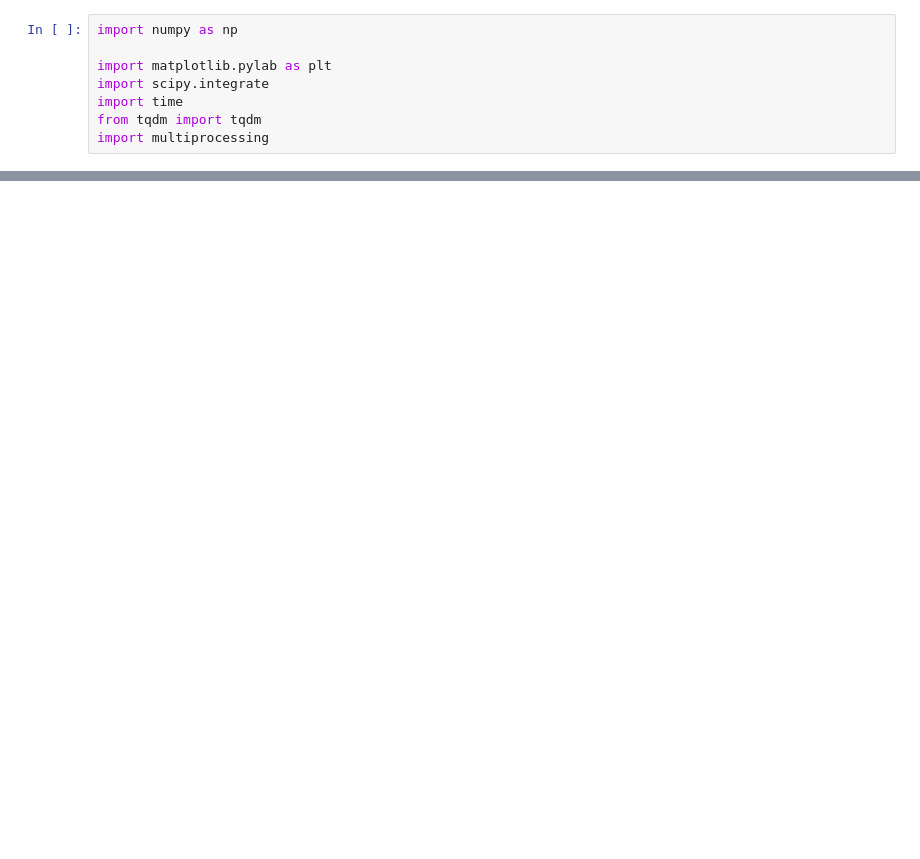
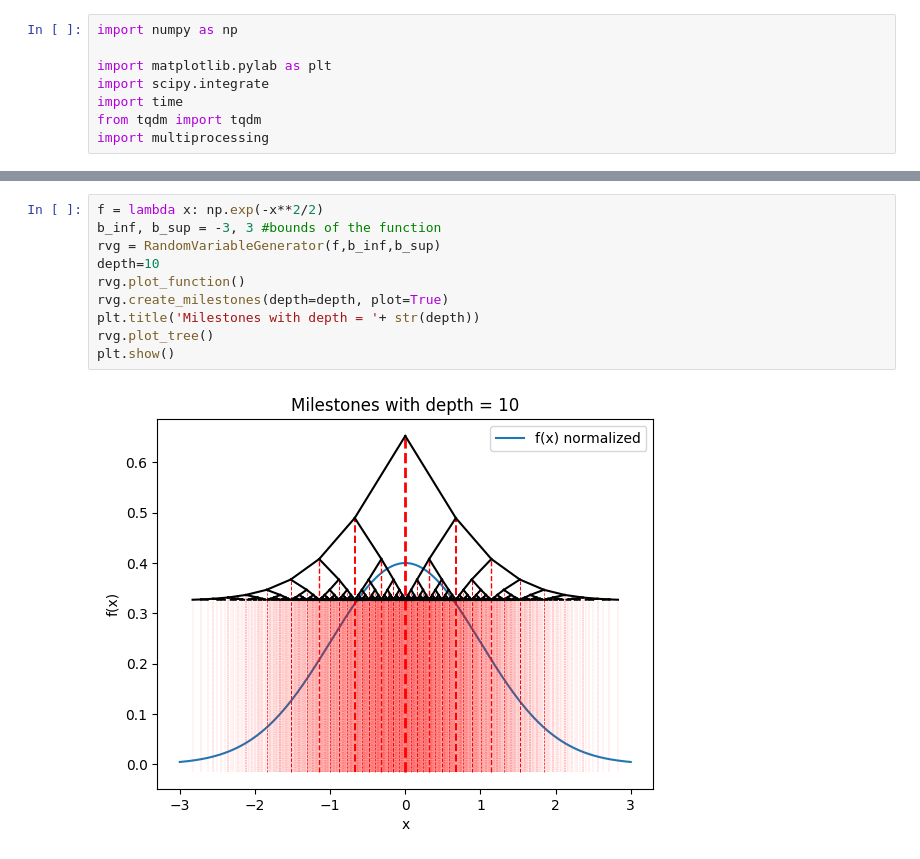
Before and after one commit to leonsi7/continuous-random-variable-generator, a Jupyter notebook: main.ipynb, the cells around one changed output, grey strips where cells are left out. Drawn from its saved outputs; the diff is of its cells as text; blank space fills up the shorter version.

```diff
--- a/main.ipynb
+++ b/main.ipynb
@@ -139,0 +264,12 @@ plt.show()
+# %%
+f = lambda x: np.exp(-x**2/2)
+b_inf, b_sup = -3, 3 #bounds of the function
+rvg = RandomVariableGenerator(f,b_inf,b_sup)
+depth=10
+rvg.plot_function()
+rvg.create_milestones(depth=depth, plot=True)
+plt.title('Milestones with depth = '+ str(depth))
+rvg.plot_tree()
+plt.show()
+# %% [output]
+[figure, added]
```
Also changed, not shown: parts of 4 cells of this notebook.
